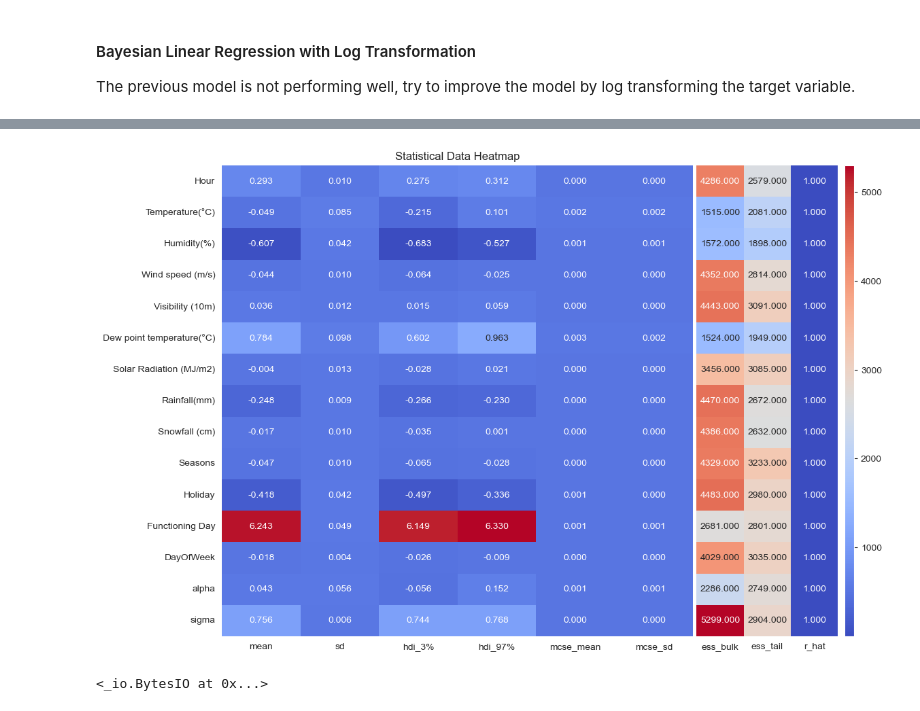
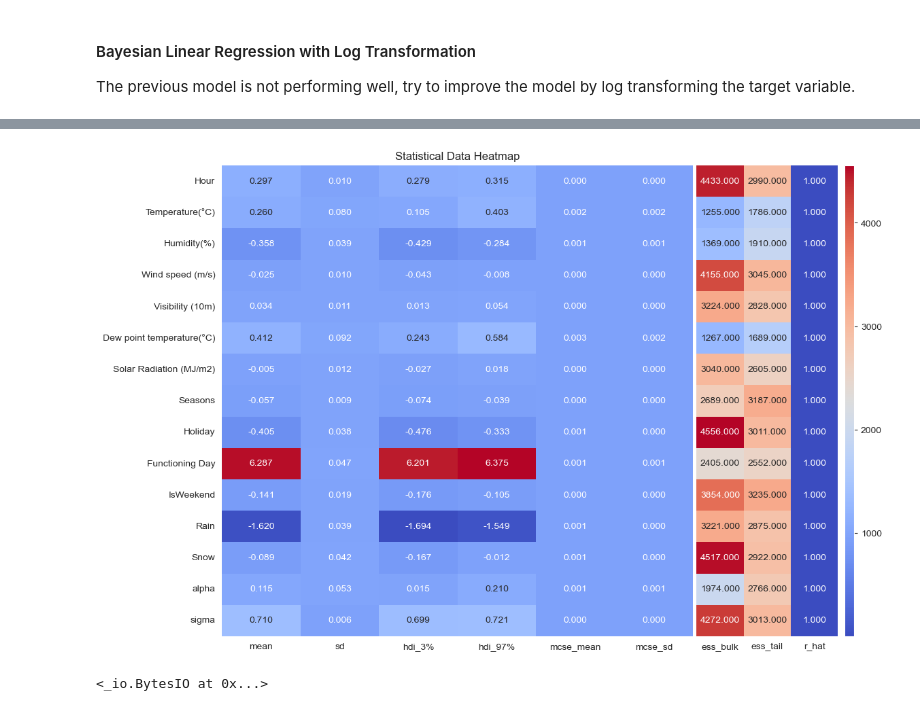
Before and after one commit to ZehuaLiuY/ML_CW, a Jupyter notebook: src/Bayesian_Linear_Regression.ipynb, the cells around one changed output, grey strips where cells are left out. Cells and saved outputs as stored; diff of their text form; code cells hidden in the pictures.

```diff
--- a/src/Bayesian_Linear_Regression.ipynb
+++ b/src/Bayesian_Linear_Regression.ipynb
@@ -93,0 +67,17 @@ plt.show()
+# %%
+df['IsWeekend'] = df['Date'].dt.dayofweek >= 5
+df['IsWeekend'] = df['IsWeekend'].astype(int)
+df['Rain'] = (df['Rainfall(mm)'] > 0).astype(int)
+df['Snow'] = (df['Snowfall (cm)'] > 0).astype(int)
+
+df.drop(['Date', 'Rainfall(mm)', 'Snowfall (cm)'], axis=1, inplace=True)
+
+print(df.head())
+
+X = df.drop(['Rented Bike Count'], axis=1)
+y = df['Rented Bike Count']
+
+# Print the shapes of the features and target
+print("DataFrame shape:", df.shape)
+print("Features shape:", X.shape)
+print("Target shape:", y.shape)
@@ -94,7 +102,10 @@ plt.show()
 # %%
+# split the data into train and test sets
+X_train, X_test, y_train, y_test = train_test_split(X, y, test_size=0.2, random_state=42)
+
 # scale the data
 scaler = StandardScaler()
-columns_to_scale = X.columns.difference(['Seasons', 'Holiday', 'Functioning Day', 'DayOfWeek'])
+columns_to_scale = X.columns.difference(['Seasons', 'Holiday', 'Functioning Day', 'IsWeekend', 'Rain', 'Snow'])
 X_train[columns_to_scale] = scaler.fit_transform(X_train[columns_to_scale])
 X_test[columns_to_scale] = scaler.transform(X_test[columns_to_scale])
 
@@ -417,41 +428,41 @@ Sampling: [Y_obs_log]
 # %%
 feature_names = X_train.columns.tolist()
 data = {
-    'mean': [0.293, -0.049, -0.607, -0.044, 0.036, 0.784, -0.004, -0.248, -0.017, -0.047, -0.418, 6.243, -0.018, 0.043, 0.756],
-    'sd': [0.010, 0.085, 0.042, 0.010, 0.012, 0.098, 0.013, 0.009, 0.010, 0.010, 0.042, 0.049, 0.004, 0.056, 0.006],
-    'hdi_3%': [0.275, -0.215, -0.683, -0.064, 0.015, 0.602, -0.028, -0.266, -0.035, -0.065, -0.497, 6.149, -0.026, -0.056, 0.744],
-    'hdi_97%': [0.312, 0.101, -0.527, -0.025, 0.059, 0.963, 0.021, -0.230, 0.001, -0.028, -0.336, 6.330, -0.009, 0.152, 0.768],
-    'mcse_mean': [0.000, 0.002, 0.001, 0.000, 0.000, 0.003, 0.000, 0.000, 0.000, 0.000, 0.001, 0.001, 0.000, 0.001, 0.000],
-    'mcse_sd': [0.000, 0.002, 0.001, 0.000, 0.000, 0.002, 0.000, 0.000, 0.000, 0.000, 0.000, 0.001, 0.000, 0.001, 0.000],
-    'ess_bulk': [4286.0, 1515.0, 1572.0, 4352.0, 4443.0, 1524.0, 3456.0, 4470.0, 4386.0, 4329.0, 4483.0, 2681.0, 4029.0, 2286.0, 5299.0],
-    'ess_tail': [2579.0, 2081.0, 1898.0, 2814.0, 3091.0, 1949.0, 3085.0, 2672.0, 2632.0, 3233.0, 2980.0, 2801.0, 3035.0, 2749.0, 2904.0],
+    'mean': [0.297, 0.260, -0.358, -0.025, 0.034, 0.412, -0.005, -0.057, -0.405, 6.287, -0.141, -1.620, -0.089, 0.115, 0.710],
+    'sd': [0.010, 0.080, 0.039, 0.010, 0.011, 0.092, 0.012, 0.009, 0.038, 0.047, 0.019, 0.039, 0.042, 0.053, 0.006],
+    'hdi_3%': [0.279, 0.105, -0.429, -0.043, 0.013, 0.243, -0.027, -0.074, -0.476, 6.201, -0.176, -1.694, -0.167, 0.015, 0.699],
+    'hdi_97%': [0.315, 0.403, -0.284, -0.008, 0.054, 0.584, 0.018, -0.039, -0.333, 6.375, -0.105, -1.549, -0.012, 0.210, 0.721],
+    'mcse_mean': [0.000, 0.002, 0.001, 0.000, 0.000, 0.003, 0.000, 0.000, 0.001, 0.001, 0.000, 0.001, 0.001, 0.001, 0.000],
+    'mcse_sd': [0.000, 0.002, 0.001, 0.000, 0.000, 0.002, 0.000, 0.000, 0.000, 0.001, 0.000, 0.000, 0.000, 0.001, 0.000],
+    'ess_bulk': [4433.0, 1255.0, 1369.0, 4155.0, 3224.0, 1267.0, 3040.0, 2689.0, 4556.0, 2405.0, 3854.0, 3221.0, 4517.0, 1974.0, 4272.0],
+    'ess_tail': [2990.0, 1786.0, 1910.0, 3045.0, 2828.0, 1689.0, 2605.0, 3187.0, 3011.0, 2552.0, 3235.0, 2875.0, 2922.0, 2766.0, 3013.0],
     'r_hat': [1.0] * 15
 }
 
 df = pd.DataFrame(data)
 df.index = feature_names + ['alpha', 'sigma']
 fig, ax = plt.subplots(figsize=(12, 9))
 
 divider = make_axes_locatable(ax)
 
 left_size = 6 / (6 + 3 + 1)
 right_size = 3 / (6 + 3 + 1)
 
 cax = divider.append_axes("right", size=f"{right_size * 100}%", pad=0.05)
 sns.heatmap(df.iloc[:, :6], ax=ax, cbar=False, annot=True, fmt=".3f", cmap="coolwarm")
 heatmap = sns.heatmap(df.iloc[:, 6:], ax=cax, cbar=False, annot=True, fmt=".3f", cmap="coolwarm")
 
 cax.yaxis.set_visible(False)
 cbar_ax = divider.append_axes("right", size="2%", pad=0.1)
 plt.colorbar(heatmap.collections[0], cax=cbar_ax, orientation='vertical')
 ax.set_title('Statistical Data Heatmap')
 ax.set_yticklabels(ax.get_yticklabels(), rotation=0)
 
 img_buf = BytesIO()
 plt.savefig(img_buf, format='png', bbox_inches='tight')
 img_buf.seek(0)
 plt.show()
 img_buf
 # %% [output]
-[figure, old version]
+[figure, new version]
 <_io.BytesIO at 0x...>
```
Also changed, not shown: parts of 17 cells of this notebook.
